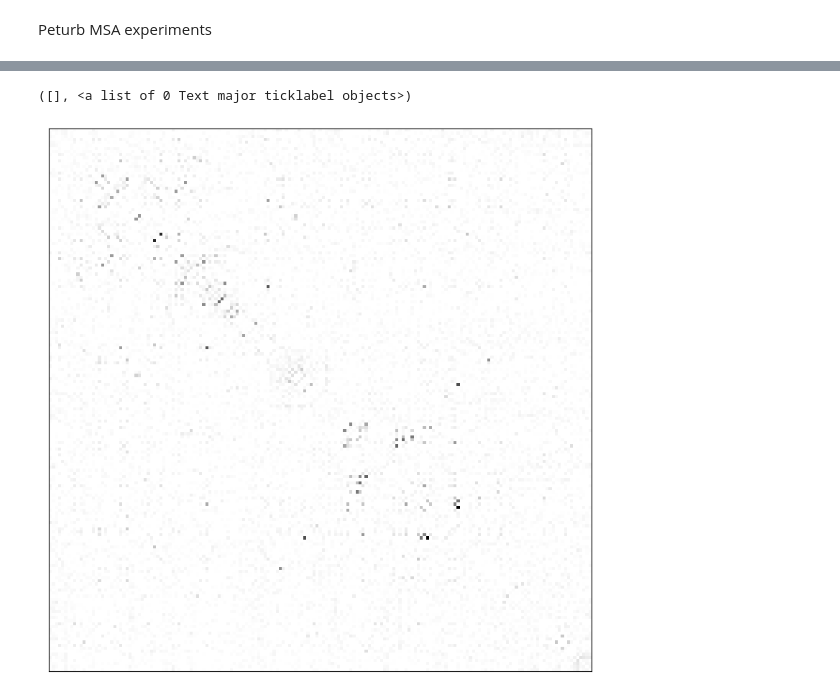
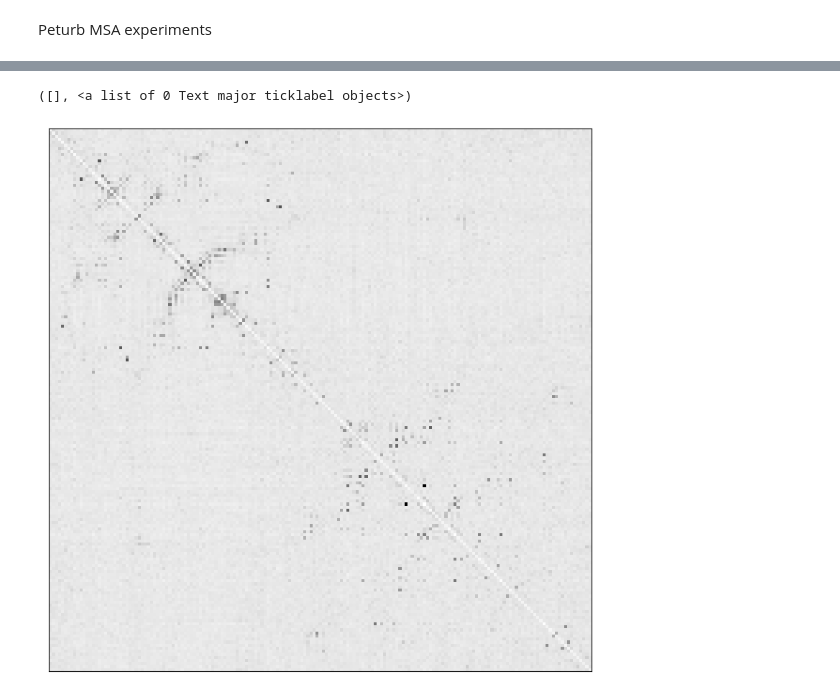
Before and after one commit to sokrypton/algosb_2021, a Jupyter notebook: alphafold.ipynb, the cells around one changed output, grey strips where cells are left out. Saved outputs shown, nothing was run; the diff lists cells and outputs as text; code cells hidden in the pictures.

```diff
--- a/alphafold.ipynb
+++ b/alphafold.ipynb
@@ -248,7 +252,6 @@ preds_shuf_col = model_runner.apply(model_params[0], key, processed_feature_dict
 # %%
-contacts = jax.nn.softmax(preds_shuf_col["distogram"]["logits"])[:,:,np.append(0,preds_rev["distogram"]["bin_edges"]) < 8].sum(-1)
 plt.figure(figsize=(5,5),dpi=100)
-plt.imshow(contacts,cmap="Greys",vmin=0,vmax=1)
+plt.imshow(get_contacts(preds),cmap="Greys",vmin=0,vmax=1)
 plt.xticks([]);plt.yticks([])
 # %% [output]
 ([], <a list of 0 Text major ticklabel objects>)
@@ -256,17 +259,19 @@ plt.xticks([]);plt.yticks([])
 # %%
-msa_100_np = np.array([list(s) for s in msa_100])
-deletion_matrix_100_np = np.array(deletion_matrix_100)
-contacts_permute_L_ = []
+msa_top_np = np.array([list(s) for s in msa_top])
+deletion_matrix_top_np = np.array(deletion_matrix_top)
+contacts_permute = []
 for k in range(100):
   print(k)
-  permute_idx = np.random.permutation(np.arange(msa_100_np.shape[1]))
+
+  # permute MSA
+  permute_idx = np.random.permutation(np.arange(msa_top_np.shape[1]))
   unpermute_idx = permute_idx.argsort()
-  msa_100_np_permute = msa_100_np[:,permute_idx]
-  deletion_matrix_100_np_permute = deletion_matrix_100_np[:,permute_idx]
+  msa_top_np_permute = msa_top_np[:,permute_idx]
+  deletion_matrix_top_np_permute = deletion_matrix_top_np[:,permute_idx]
 
   ########################################
-  msa_ = ["".join(m) for m in msa_100_np_permute]
-  deletion_matrix_ = [list(m) for m in deletion_matrix_100_np_permute]
+  msa_ = ["".join(m) for m in msa_top_np_permute]
+  deletion_matrix_ = [list(m) for m in deletion_matrix_top_np_permute]
 
   feature_dict = {
       **pipeline.make_sequence_features(sequence=query_sequence,
@@ -275,21 +280,12 @@ for k in range(100):
       **pipeline.make_msa_features(msas=[msa_],deletion_matrices=[deletion_matrix_]),
   }
 
-  processed_feature_dict_shuf_col = model_runner.process_features(feature_dict, random_seed=0)
-  preds_shuf_col = model_runner.apply(model_params[0], key, processed_feature_dict_shuf_col)
-  ########################################
+  processed_feature_dict = model_runner.process_features(feature_dict, random_seed=0)
+  preds = model_runner.predict(processed_feature_dict)
+  contacts = get_contacts(preds)
 
-  #########################################
-  less_8 = np.append(0,preds_rev["distogram"]["bin_edges"]) < 8
-  contacts_permute = np.array(jax.nn.softmax(preds_shuf_col["distogram"]["logits"])[:,:,less_8].sum(-1))
-  #########################################
-
-  idx = np.triu_indices_from(contacts_permute,6)
-  contacts_permute_ = np.zeros_like(contacts_permute)
-  contacts_permute_[idx] = contacts_permute[idx]
-  contacts_permute_ = contacts_permute_ + contacts_permute_.T
-  contacts_permute_ = contacts_permute_[unpermute_idx,:][:,unpermute_idx]
-  contacts_permute_L_.append(contacts_permute_)
+  # unpermute CONTACTS
+  contacts_permute.append(contacts[unpermute_idx,:][:,unpermute_idx])
 # %% [output]
 0
 1
@@ -309,12 +305,12 @@ for k in range(100):
 98
 99
 # %%
-raw = np.mean(contacts_permute_L_,0)
+raw = np.mean(contacts_permute, 0)
 apc = raw - (raw.sum(0,keepdims=True) * raw.sum(1,keepdims=True)) / raw.sum()
 # %%
 plt.figure(figsize=(10,10),dpi=100)
-plt.imshow(apc,cmap="Greys",vmin=0) #,vmax=1)
+plt.imshow(apc, cmap="Greys") #,vmin=0 ,vmax=1)
 plt.xticks([]);plt.yticks([])
 # %% [output]
 ([], <a list of 0 Text major ticklabel objects>)
-[figure, old version]
+[figure, new version]
```
Also changed, not shown: parts of 10 cells of this notebook.
